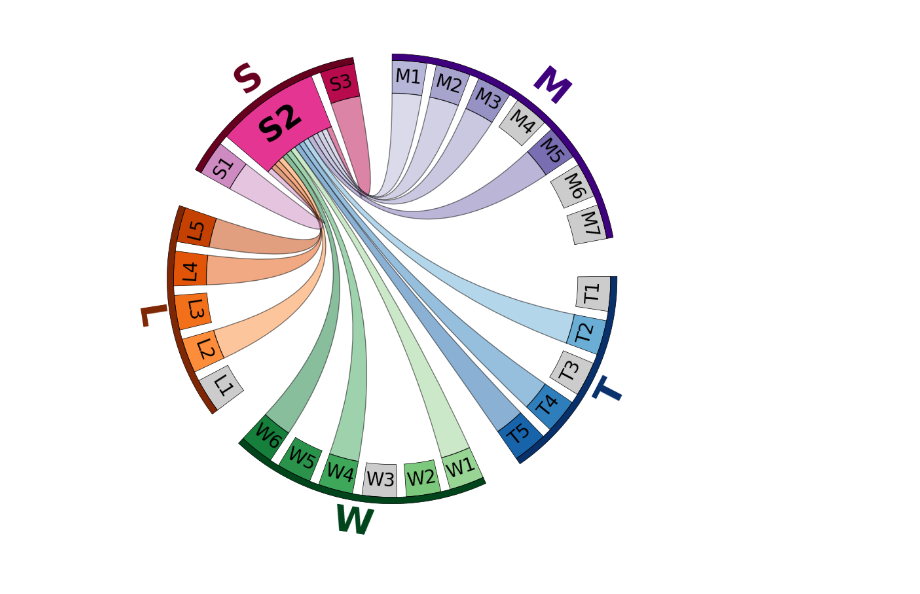
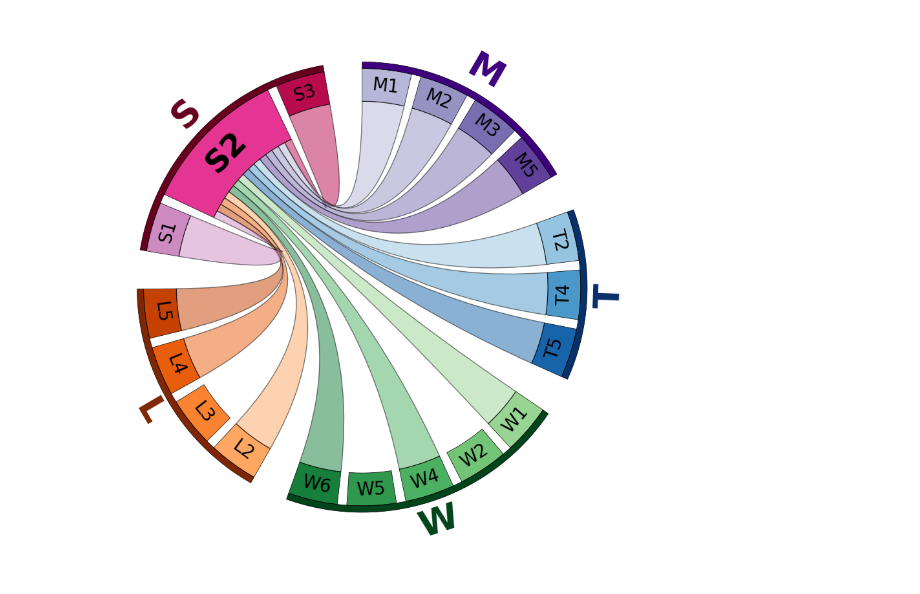
Before and after one commit to FESOM/tripyview, a Jupyter notebook: tools/plot_chordgraph_subtopicinterconn.ipynb, the cells around one changed output. Saved outputs shown, nothing was run; the diff lists cells and outputs as text; code cells hidden in the pictures.

Commit message:
update chord plot do not show dead subtopics

```diff
--- a/tools/plot_chordgraph_subtopicinterconn.ipynb
+++ b/tools/plot_chordgraph_subtopicinterconn.ipynb
@@ -6,7 +6,7 @@ import matplotlib.pyplot as plt
 from matplotlib.colors import to_rgba
 sect_w=5
 sect_fac=3 # increase sector size of main subtopic
-do_usedeadsubt=True
+do_usedeadsubt=False
 
 
 # this is your subtopic
@@ -125,31 +125,31 @@ for ii, sector in enumerate(circos.sectors):
         track.xticks([])
 
 # here vreate the elements for overarching topic groups
 ColorCycler.set_cmap("tab10")
 for jj, gname in enumerate(subt_dict):
     group_deg_lim = circos.get_group_sectors_deg_lim(subt_dict[gname][1])
     circos.rect(r_lim=(100, 103), deg_lim=group_deg_lim, fc=rgb_groups[jj], ec="black", lw=0.5)
     group_center_deg = sum(group_deg_lim) / 2
     circos.text(f"{gname}", r=105, deg=group_center_deg, adjust_rotation=True, size=40, fontweight='bold', color=rgb_groups[jj])
 
 
 # Here Plot links from one subtopic to the other
 dx = -sect_fac*sect_w/len(subt_conect_list)
 ss = sect_fac*sect_w
 ee = ss+dx
 
 for spc_name in subt_conect_list:
 #     circos.link((spc_name, 1.5, sect_w-1.5), (sp_name, 0.5, 1.5*sect_w-0.5),
     circos.link((spc_name, 0., sect_w-0.), (subt_name, ss, ee),
                 color=rgb_sectors[list(sector_dict.keys()).index(spc_name)],
                 direction=-0,
                 ec='k',
                 alpha=0.5,
                 lw=1.0)
     ss = ss+dx
     ee = ss+dx
 
 circos.plotfig()
 circos.savefig(f"chordplot_{subt_name}.png", dpi=300, pad_inches=0)
 # %% [output]
-[figure, old version]
+[figure, new version]
```
